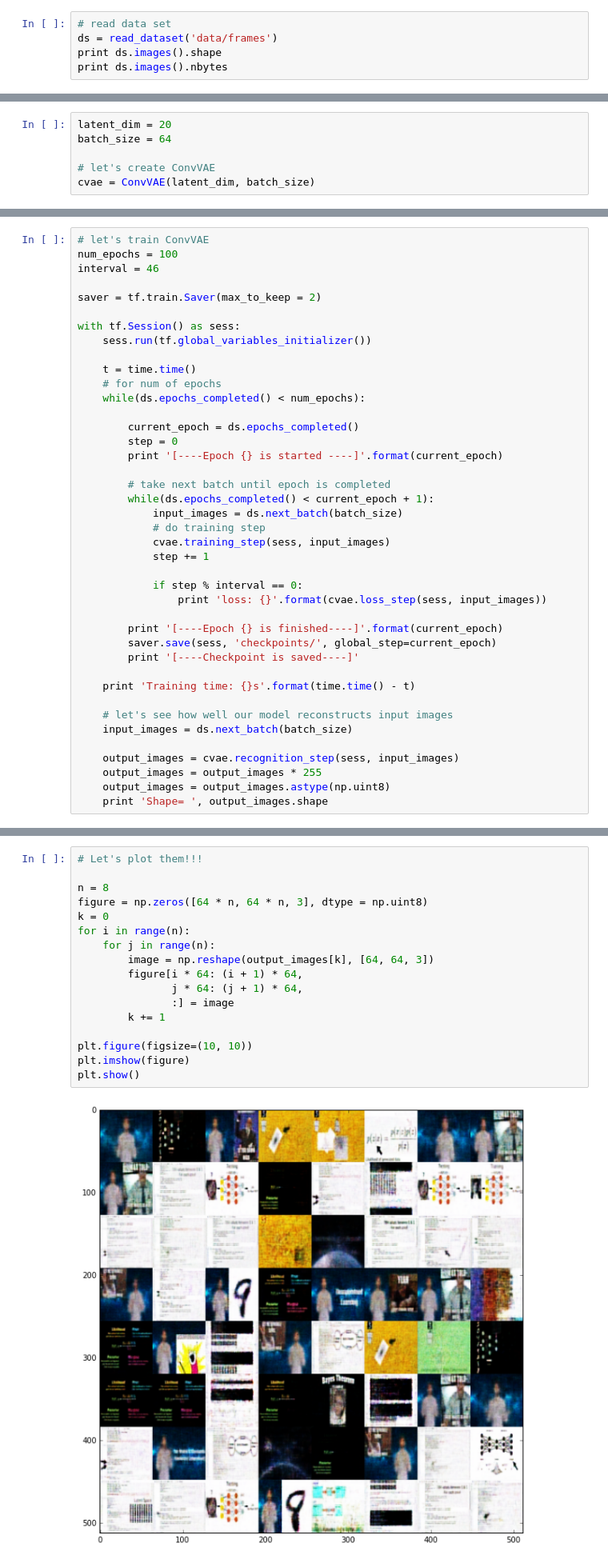
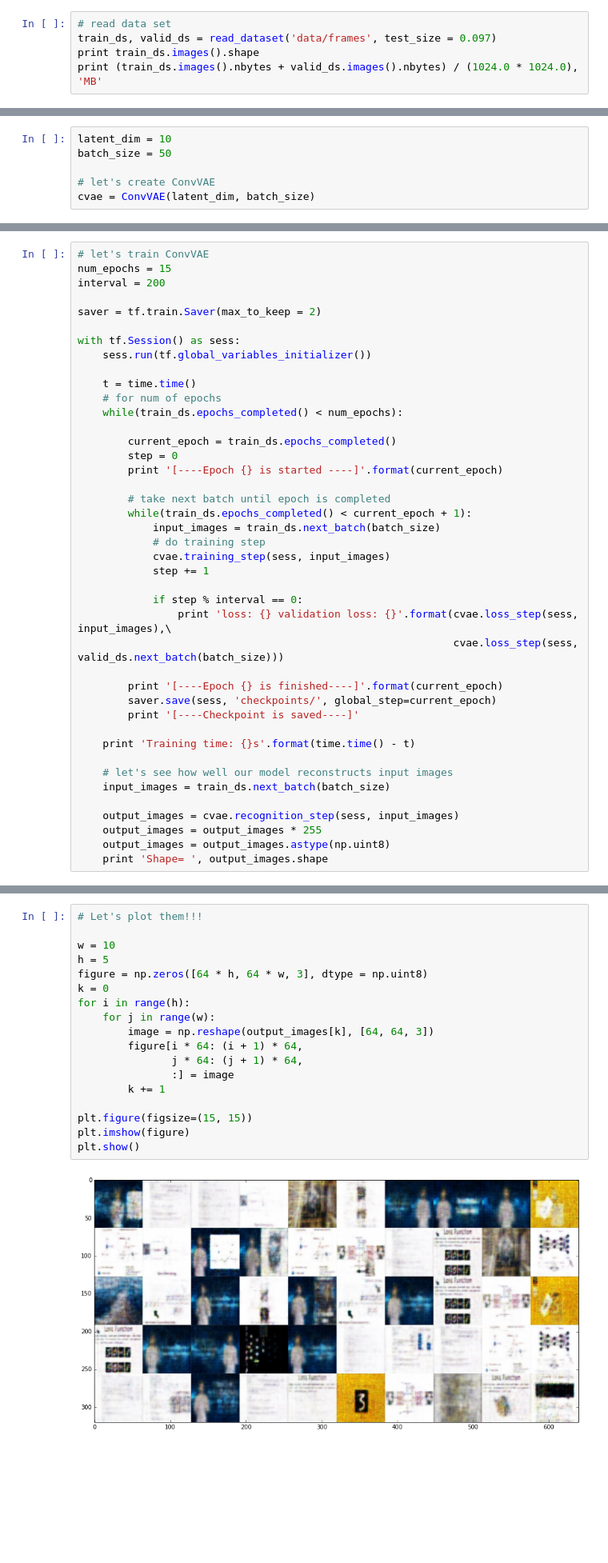
Before and after one commit to Nemzy/video_generator, a Jupyter notebook: video_generator.ipynb, the cells around one changed output, grey strips where cells are left out. Shown at 80% size. Cells and saved outputs as stored; diff of their text form; blank space fills up the shorter version.

```diff
--- a/video_generator.ipynb
+++ b/video_generator.ipynb
@@ -21,7 +21,7 @@ import time
 from scipy.stats import norm
 # %%
 # read data set
-ds = read_dataset('data/frames')
-print ds.images().shape
-print ds.images().nbytes
+train_ds, valid_ds = read_dataset('data/frames', test_size = 0.097)
+print train_ds.images().shape
+print (train_ds.images().nbytes + valid_ds.images().nbytes) / (1024.0 * 1024.0), 'MB'
 # %% [output]
@@ -30,6 +30,6 @@ print ds.images().nbytes
 # %%
-latent_dim = 20
-batch_size = 64
+latent_dim = 10
+batch_size = 50
 
 # let's create ConvVAE
 cvae = ConvVAE(latent_dim, batch_size)
@@ -40,8 +40,8 @@ This is what ConvVAE outputs before training:
 ![figure_2](images/figure2.png "figure2")
 # %%
 # let's train ConvVAE
-num_epochs = 100
-interval = 46
+num_epochs = 15
+interval = 200
 
 saver = tf.train.Saver(max_to_keep = 2)
 
@@ -50,21 +50,22 @@ with tf.Session() as sess:
 
     t = time.time()
     # for num of epochs
-    while(ds.epochs_completed() < num_epochs):
+    while(train_ds.epochs_completed() < num_epochs):
 
-        current_epoch = ds.epochs_completed()
+        current_epoch = train_ds.epochs_completed()
         step = 0
         print '[----Epoch {} is started ----]'.format(current_epoch)
 
         # take next batch until epoch is completed
-        while(ds.epochs_completed() < current_epoch + 1):
-            input_images = ds.next_batch(batch_size)
+        while(train_ds.epochs_completed() < current_epoch + 1):
+            input_images = train_ds.next_batch(batch_size)
             # do training step
             cvae.training_step(sess, input_images)
             step += 1
 
             if step % interval == 0:
-                print 'loss: {}'.format(cvae.loss_step(sess, input_images))
+                print 'loss: {} validation loss: {}'.format(cvae.loss_step(sess, input_images),\
+                                                            cvae.loss_step(sess, valid_ds.next_batch(batch_size)))
 
         print '[----Epoch {} is finished----]'.format(current_epoch)
         saver.save(sess, 'checkpoints/', global_step=current_epoch)
@@ -73,7 +74,7 @@ with tf.Session() as sess:
     print 'Training time: {}s'.format(time.time() - t)
 
     # let's see how well our model reconstructs input images
-    input_images = ds.next_batch(batch_size)
+    input_images = train_ds.next_batch(batch_size)
 
     output_images = cvae.recognition_step(sess, input_images)
     output_images = output_images * 255
@@ -100,21 +101,22 @@ Shape=  (64, 64, 64, 3)
 # %%
 # Let's plot them!!!
 
-n = 8
-figure = np.zeros([64 * n, 64 * n, 3], dtype = np.uint8)
+w = 10
+h = 5
+figure = np.zeros([64 * h, 64 * w, 3], dtype = np.uint8)
 k = 0
-for i in range(n):
-    for j in range(n):
+for i in range(h):
+    for j in range(w):
         image = np.reshape(output_images[k], [64, 64, 3])
         figure[i * 64: (i + 1) * 64,
                j * 64: (j + 1) * 64,
                :] = image
         k += 1
 
-plt.figure(figsize=(10, 10))
+plt.figure(figsize=(15, 15))
 plt.imshow(figure)
 plt.show()
 # %% [output]
-[figure, old version]
+[figure, new version]
 # %%
 # Let's take a look at some of them separately
```
Also changed, not shown: parts of 7 cells of this notebook, 9 other files.
